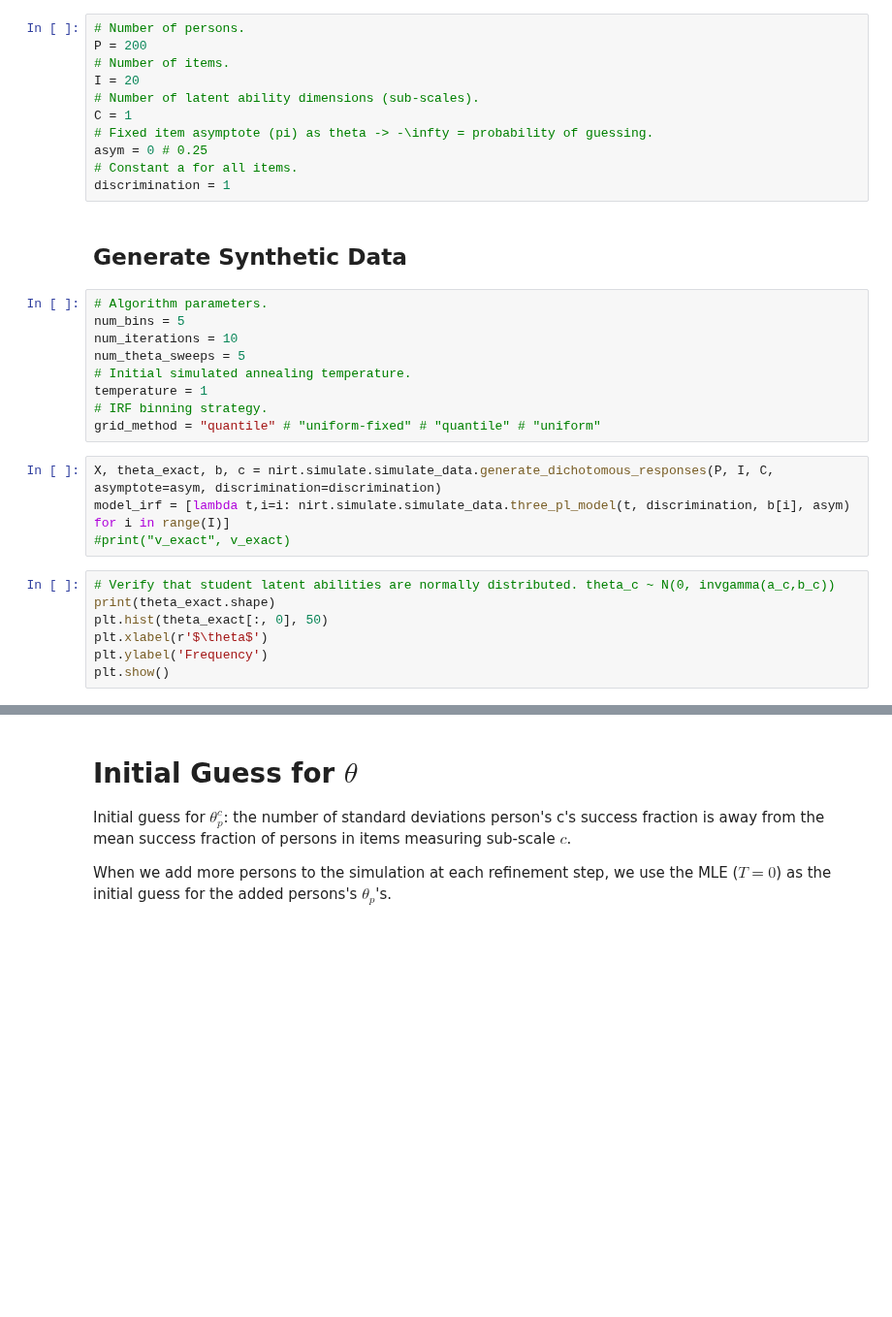
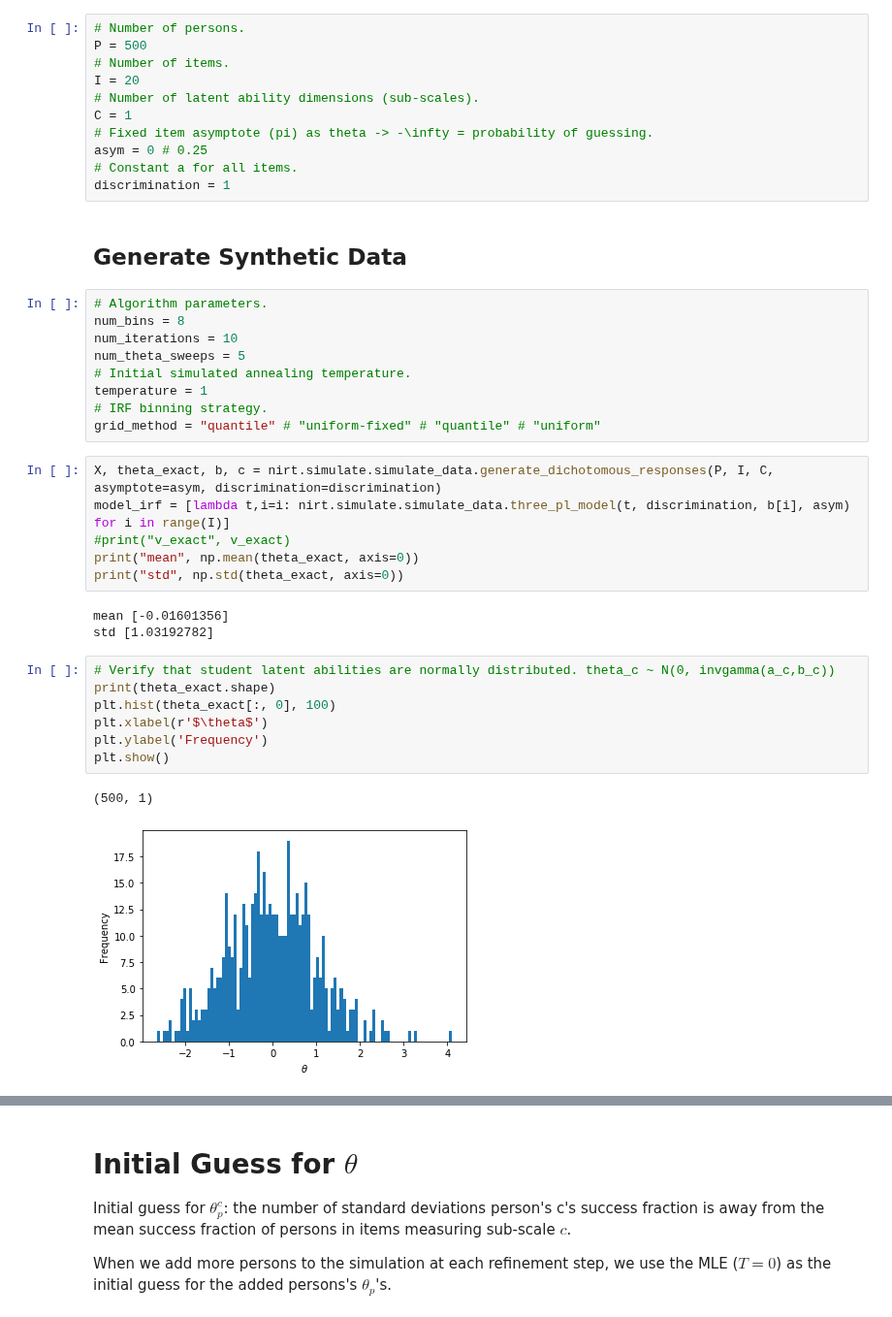
Before and after one commit to ETS-Next-Gen/irt-mcmc, a Jupyter notebook: notebooks/irt_solver_1d_mle.ipynb, the cells around one changed output, grey strips where cells are left out. Shown at 97% size. Saved outputs shown, nothing was run; the diff lists cells and outputs as text; blank space fills up the shorter version.

```diff
--- a/notebooks/irt_solver_1d_mle.ipynb
+++ b/notebooks/irt_solver_1d_mle.ipynb
@@ -41,6 +38,6 @@ The autoreload extension is already loaded. To reload it, use:
 # %%
 # Number of persons.
-P = 200
+P = 500
 # Number of items.
 I = 20
 # Number of latent ability dimensions (sub-scales).
@@ -53,7 +50,7 @@ discrimination = 1
 ## Generate Synthetic Data
 # %%
 # Algorithm parameters.
-num_bins = 5
+num_bins = 8
 num_iterations = 10
 num_theta_sweeps = 5
 # Initial simulated annealing temperature.
@@ -64,13 +61,21 @@ grid_method = "quantile" # "uniform-fixed" # "quantile" # "uniform"
 X, theta_exact, b, c = nirt.simulate.simulate_data.generate_dichotomous_responses(P, I, C, asymptote=asym, discrimination=discrimination)
 model_irf = [lambda t,i=i: nirt.simulate.simulate_data.three_pl_model(t, discrimination, b[i], asym) for i in range(I)]
 #print("v_exact", v_exact)
+print("mean", np.mean(theta_exact, axis=0))
+print("std", np.std(theta_exact, axis=0))
+# %% [output]
+mean [-0.01601356]
+std [1.03192782]
 # %%
 # Verify that student latent abilities are normally distributed. theta_c ~ N(0, invgamma(a_c,b_c))
 print(theta_exact.shape)
-plt.hist(theta_exact[:, 0], 50)
+plt.hist(theta_exact[:, 0], 100)
 plt.xlabel(r'$\theta$')
 plt.ylabel('Frequency')
 plt.show()
+# %% [output]
+(500, 1)
+[figure, added]
 # %%
 plt.scatter(range(I), np.sum(X, axis=0)/P, label="Success Prob")
 plt.scatter(range(I), b, label="b")
```
Also changed, not shown: parts of 32 cells of this notebook, 7 other files.
